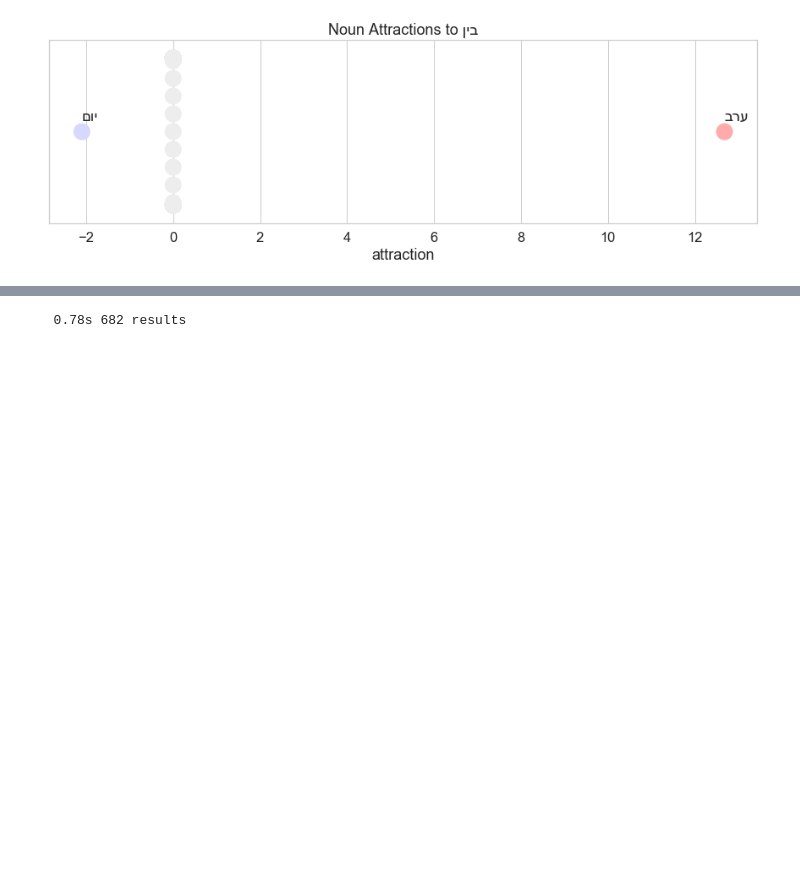
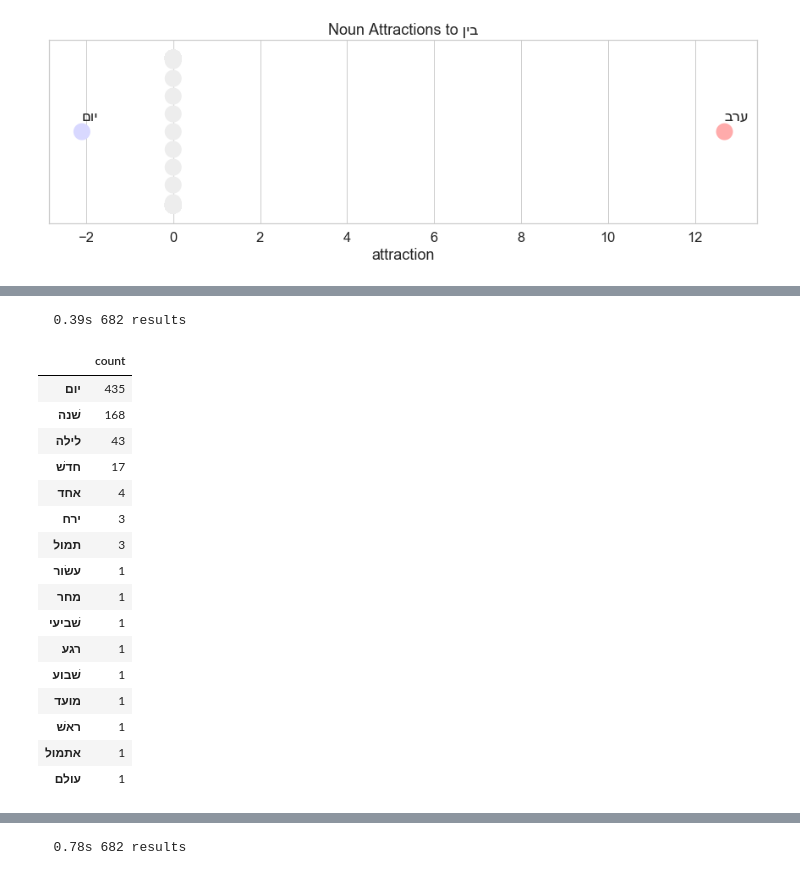
Before and after one commit to CambridgeSemiticsLab/BH_time_collocations, a Jupyter notebook: analysis/SBH_time_expressions.ipynb, the cells around one changed output, grey strips where cells are left out. Saved outputs shown, nothing was run; the diff lists cells and outputs as text; code cells hidden in the pictures; blank space fills up the shorter version.

```diff
--- a/analysis/SBH_time_expressions.ipynb
+++ b/analysis/SBH_time_expressions.ipynb
@@ -887,0 +906,31 @@ for prep in pp_noun_associations.columns:
+# %%
+np_time = A.search('''
+
+corpus
+    phrase function=Time typ=NP
+        <head- word
+
+''', sets=sets)
+
+np_head_lex = count_results(np_time, index=2, feature='lex_utf8')
+
+np_head_lex[1]
+# %% [output]
+  0.39s 682 results
+|  | count |
+| יום | 435 |
+| שׁנה | 168 |
+| לילה | 43 |
+| חדשׁ | 17 |
+| אחד | 4 |
+| ירח | 3 |
+| תמול | 3 |
+| עשׂור | 1 |
+| מחר | 1 |
+| שׁביעי | 1 |
+| רגע | 1 |
+| שׁבוע | 1 |
+| מועד | 1 |
+| ראשׁ | 1 |
+| אתמול | 1 |
+| עולם | 1 |
```
Also changed, not shown: parts of 31 cells of this notebook.
